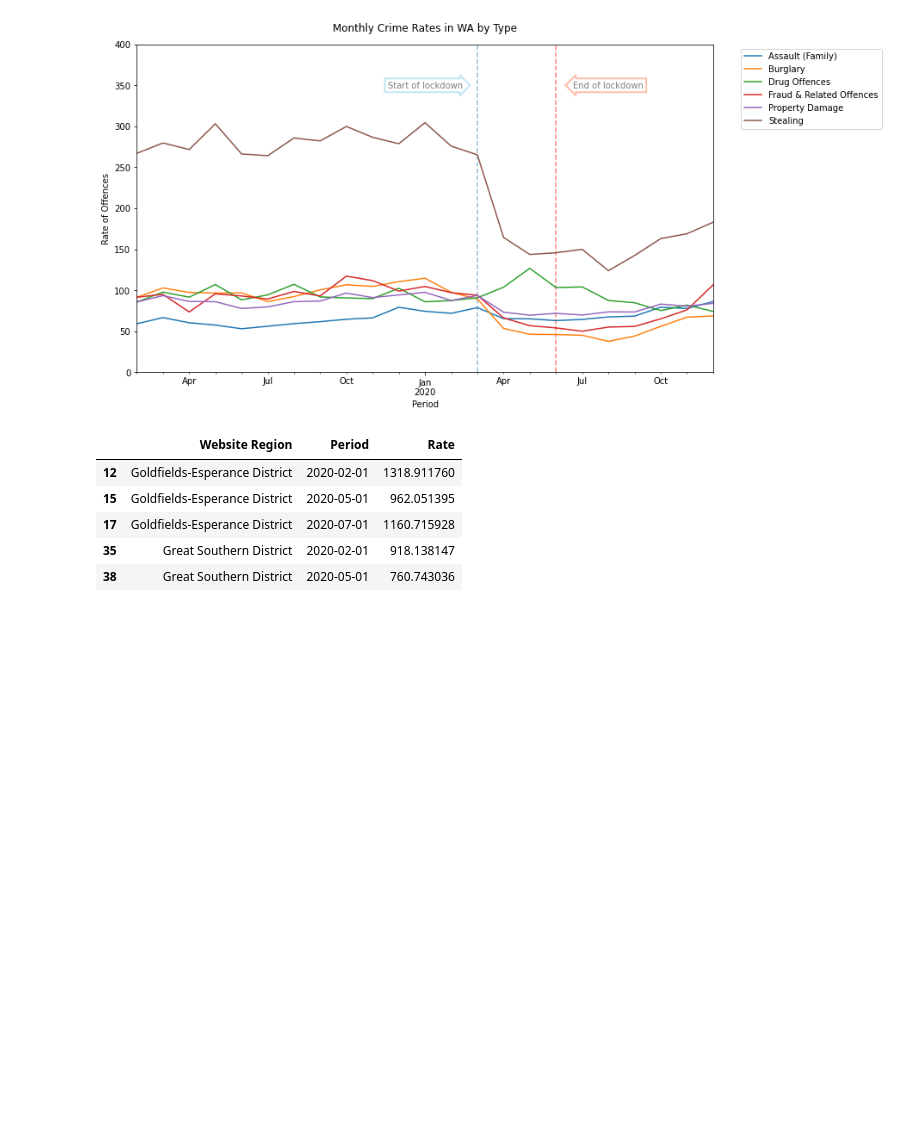
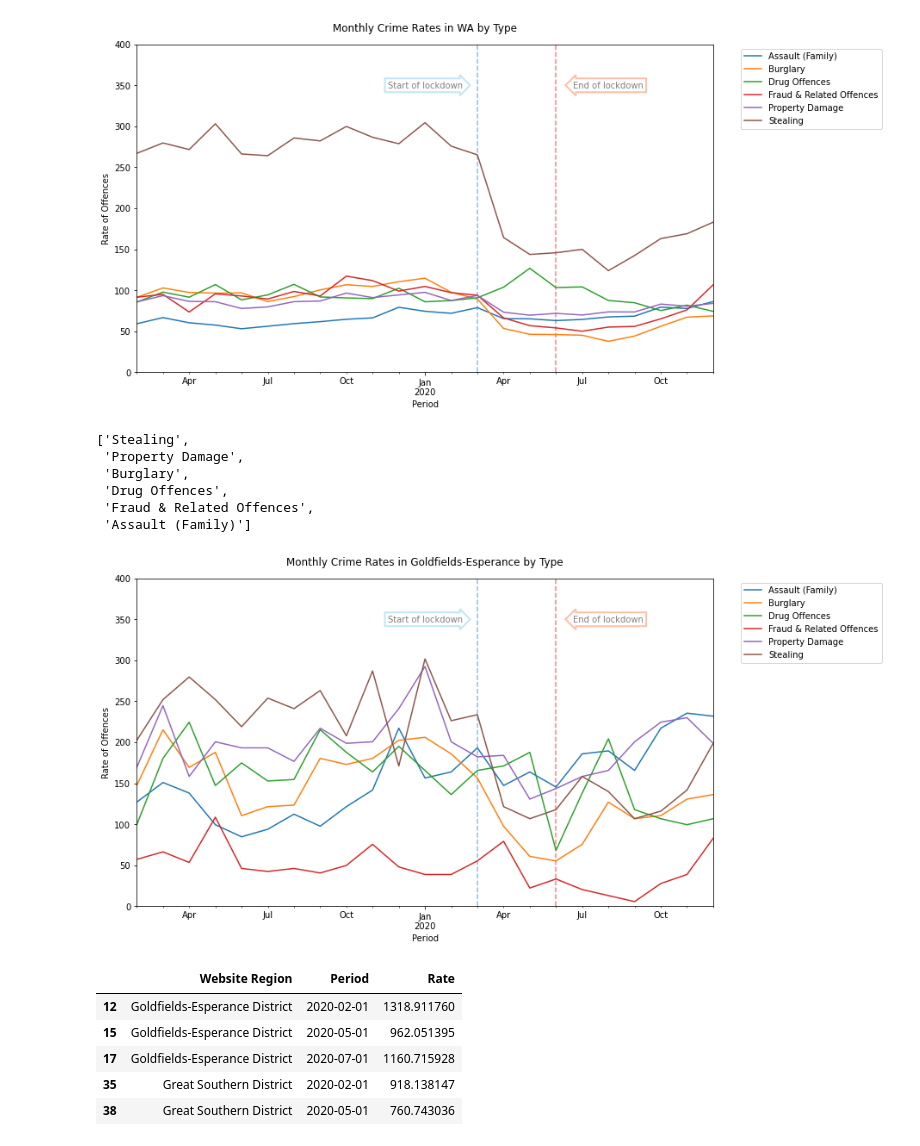
Before and after one commit to FernB/WACrimeRatesCovid19, a Jupyter notebook: WA Crime Rates.ipynb, the cells around one changed output. Drawn from its saved outputs; the diff is of its cells as text; code cells hidden in the pictures; blank space fills up the shorter version.

Commit message:
examining goldfields

```diff
--- a/WA Crime Rates.ipynb
+++ b/WA Crime Rates.ipynb
@@ -137,6 +156,42 @@ plt.savefig("output/crimetyperatesregions.png",bbox_inches='tight')
 plt.show()
 # %% [output]
 [figure]
+# %%
+GER = From2019[From2019['Website Region']=='Goldfields-Esperance District']
+TopCrimesGER = GER.groupby('WAPOL_Hierarchy_Lvl2')["COUNT_of_Offnc_ID"].sum().sort_values(ascending = False)
+keycrimesGER = TopCrimes[0:6].index.tolist()
+keycrimesGER
+# %% [output]
+['Stealing',
+ 'Property Damage',
+ 'Burglary',
+ 'Drug Offences',
+ 'Fraud & Related Offences',
+ 'Assault (Family)']
+# %%
+#get rates of key crimes
+GERkey = GER[GER['WAPOL_Hierarchy_Lvl2'].isin(keycrimesGER)]
+GERkey = GERkey.groupby(['Period','WAPOL_Hierarchy_Lvl2'])['Rate'].sum().reset_index()
+#pivot for graphing
+GERPivot = GERkey.pivot(index='Period', columns='WAPOL_Hierarchy_Lvl2', values='Rate')
+#make chart
+GERPivot.plot(figsize=(12,7))
+plt.legend(bbox_to_anchor = (1.3, 1.0))
+plt.text(
+    "2020-01", 350, "Start of lockdown", alpha =0.5,ha="center", va="center", rotation=0, size=10,
+    bbox=dict(boxstyle="rarrow,pad=0.3", fc="white", ec="skyblue", alpha=0.5, lw=2))
+plt.text(
+    "2020-08", 350, "End of lockdown", alpha =0.5,ha="center", va="center", rotation=0, size=10,
+    bbox=dict(boxstyle="larrow,pad=0.3", fc="white", ec="coral", alpha=0.5, lw=2))
+plt.vlines("2020-03",ymin = 0, ymax = 500,linestyles='dashed', alpha=0.5)
+plt.vlines("2020-06",ymin = 0, ymax = 500, colors ="red",linestyles='dashed', alpha=0.5)
+plt.ylim(0,400)
+plt.title("Monthly Crime Rates in Goldfields-Esperance by Type", pad=15)
+plt.ylabel("Rate of Offences")
+plt.savefig("output/gercrimerates.png",bbox_inches='tight')
+plt.show()
+# %% [output]
+[figure, added]
 # %%
 #set time frames of pre, into and post lockdown
 timeframes = TotalCrimeRate[(TotalCrimeRate['Period']=='2020-02')|(TotalCrimeRate['Period']=='2020-05')|(TotalCrimeRate['Period']=='2020-07')]
```
Also changed, not shown: parts of 8 cells of this notebook, 4 other files.
